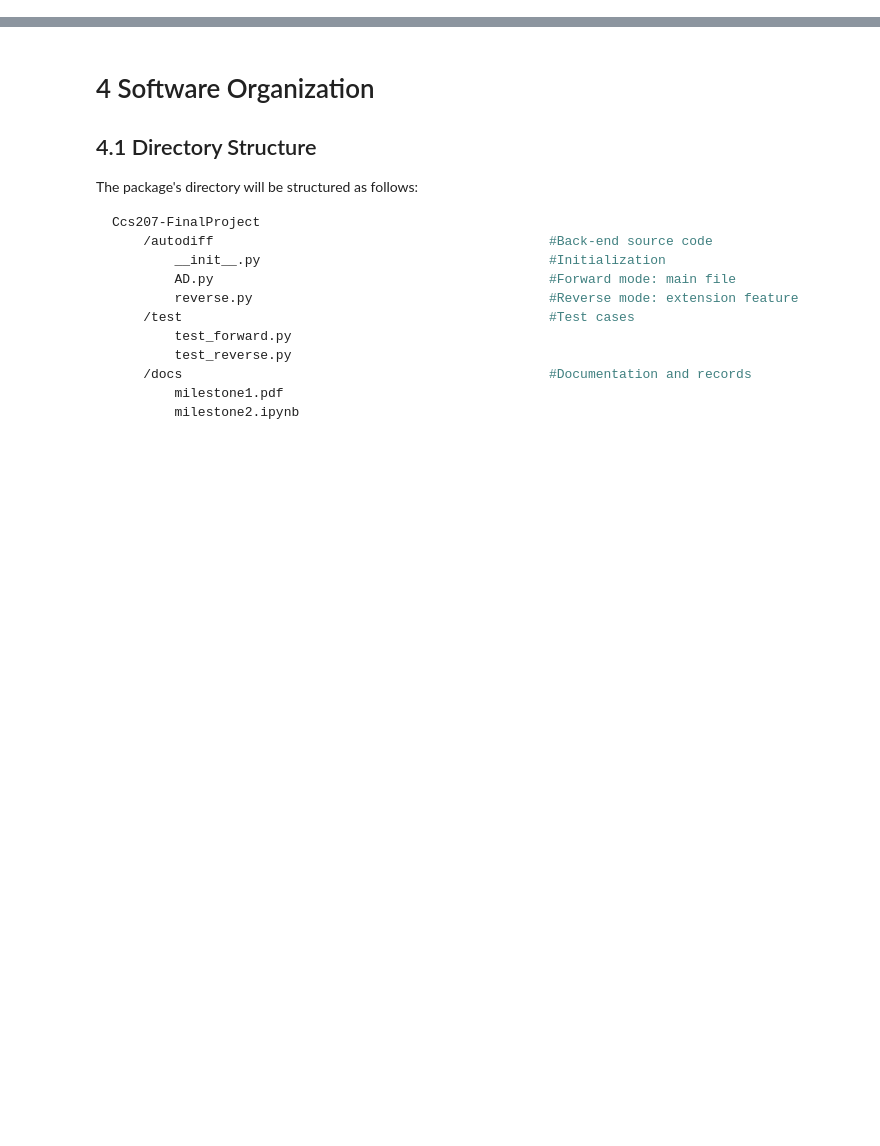
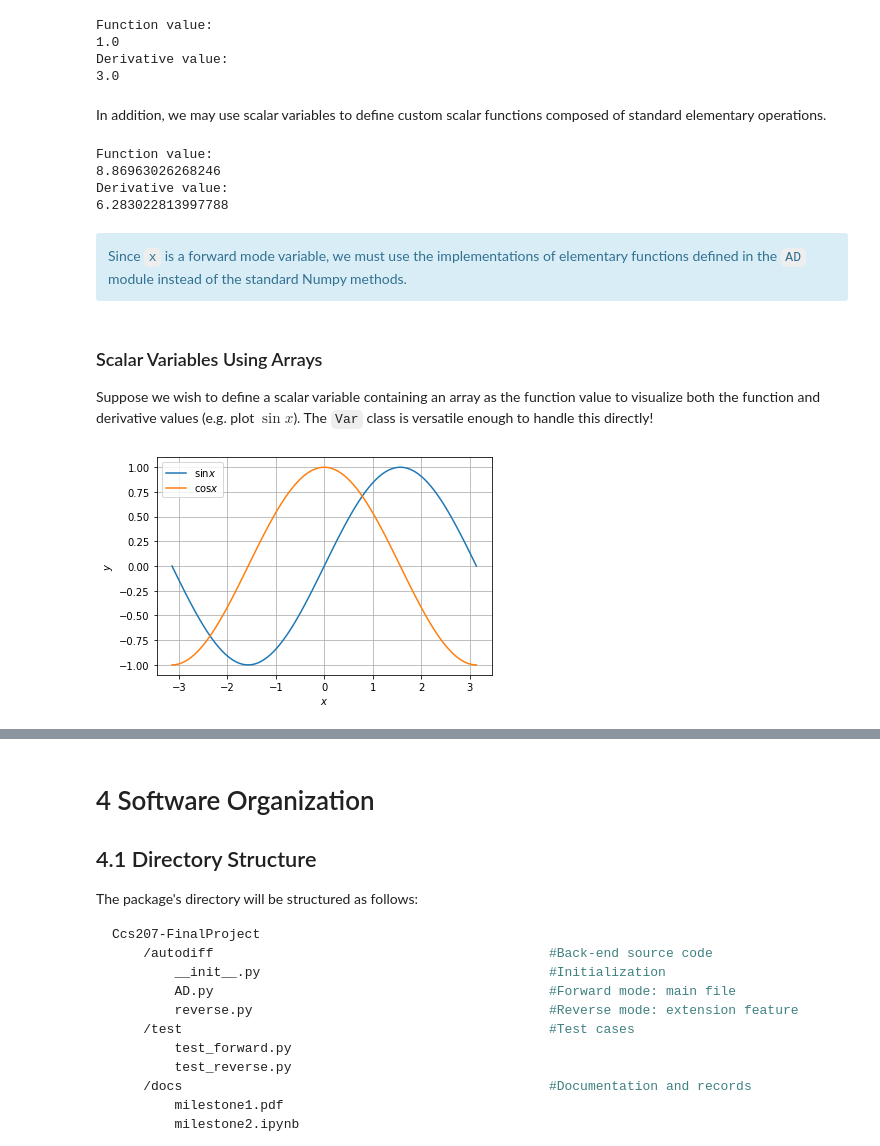
Before and after one commit to Software-Samurais/cs207-FinalProject, a Jupyter notebook: docs/documentation.ipynb, the cells around one changed output, grey strips where cells are left out. Saved outputs shown, nothing was run; the diff lists cells and outputs as text; code cells hidden in the pictures; blank space fills up the shorter version.

```diff
--- a/docs/documentation.ipynb
+++ b/docs/documentation.ipynb
@@ -229,0 +257,45 @@ In this part, we will give a basic demo for a quick guide to the user.
+# %%
+y = AD.Var(1.0, 3.0)
+y
+# %% [output]
+Function value:
+1.0
+Derivative value:
+3.0
+# %% [markdown]
+In addition, we may use scalar variables to define custom scalar functions composed of standard elementary operations.
+# %%
+def f(x):
+    return x**2 + AD.cos(x) + 0.5*AD.exp(-x**2)
+
+f(x)
+# %% [output]
+Function value:
+8.86963026268246
+Derivative value:
+6.283022813997788
+# %% [markdown]
+<div class="alert alert-info">
+    Since <code>x</code> is a forward mode variable, we must use the implementations of elementary functions defined in the <code>AD</code> module instead of the standard Numpy methods.
+</div>
+# %% [markdown]
+### Scalar Variables Using Arrays
+Suppose we wish to define a scalar variable containing an array as the function value to visualize both the function and derivative values (e.g. plot $\sin x$). The `Var` class is versatile enough to handle this directly!
+# %%
+# Instance of the `Var` class with an array as the function value
+x = AD.Var(np.linspace(-np.pi, np.pi, 100))
+
+# Function to visualize
+f1 = AD.sin(x)
+
+# Plot function and derivative
+plt.figure()
+plt.plot(x.val, f1.val, label="$\sin x$")
+plt.plot(x.val, f1.der, label="$\cos x$")
+plt.xlabel("$x$")
+plt.ylabel("$y$")
+plt.legend()
+plt.grid()
+plt.show()
+# %% [output]
+[figure, added]
```
Also changed, not shown: parts of 14 cells of this notebook.
